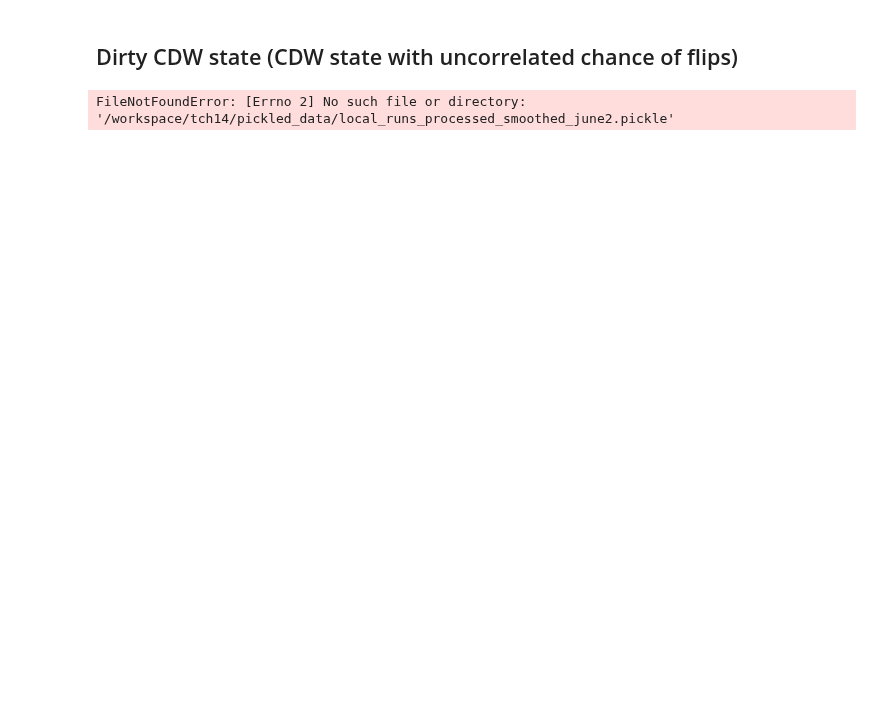
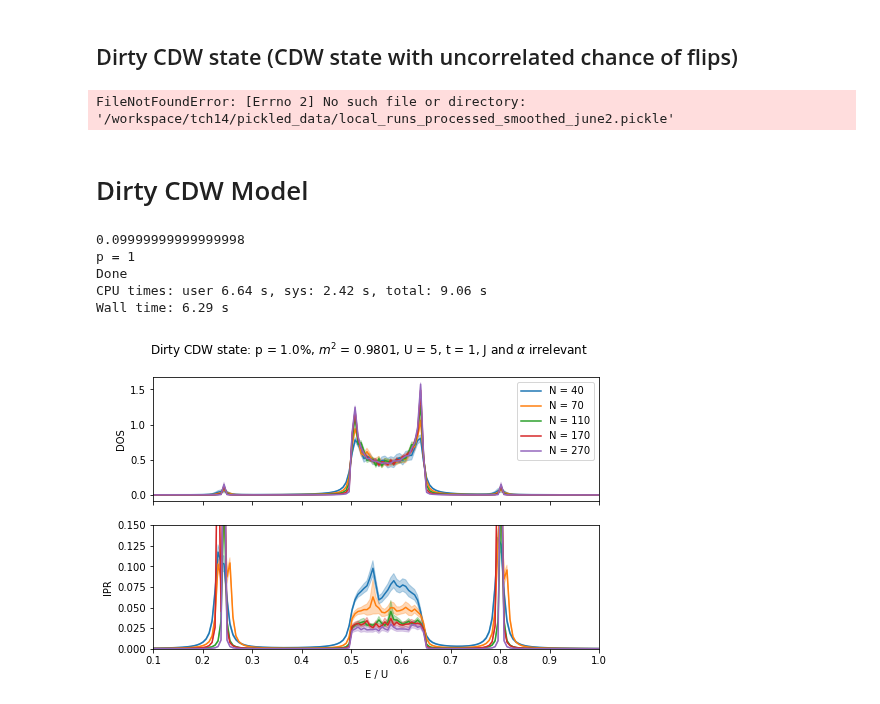
Before and after one commit to TomHodson/FKMC, a Jupyter notebook: notebooks/Summer 2020/June2020-3.ipynb, the cells around one changed output. Cells and saved outputs as stored; diff of their text form; code cells hidden in the pictures; blank space fills up the shorter version.

```diff
--- a/notebooks/Summer 2020/June2020-3.ipynb
+++ b/notebooks/Summer 2020/June2020-3.ipynb
@@ -168,23 +168,36 @@ with open(f'/workspace/tch14/pickled_data/local_runs_processed_smoothed_june2.pi
     print(data.keys())
 # %% [output]
 FileNotFoundError: [Errno 2] No such file or directory: '/workspace/tch14/pickled_data/local_runs_processed_smoothed_june2.pickle'
+# %% [markdown]
+# Dirty CDW Model
 # %%
+%%time
 o = Munch()
-o.Ns = data[1].Ns
-o.parameters = o.params = data[1].parameters
-o.M = int(1e3) # average over this many replications
+o.Ns = np.logspace(np.log10(50), np.log10(270), 5, dtype = np.int) // 10 * 10
+o.defect_density = np.linspace(0, 0.5, 20)
+o.parameters = o.params = Munch(
+t = 1,
+U = 5,
+J = 5,
+alpha = 1.25,
+mu = 0,
+beta = 1,
+)
+o.M = int(1e8) # average over this many replications
 
-msquared = data[1].Mf_moments[-1, :, 2].mean()
-o.p = np.sqrt(1 - msquared)
+msquared = 0.81
+o.p = 1 - np.sqrt(msquared)
+print(o.p)
+o.p = 1 / 100
 print(f'p = {o.p*100:.0f}') #the probability of a deviation from the CDW
 
-o.E_bins = data[1].E_bins
+o.E_bins = np.linspace(-3*o.params.U,3*o.params.U,1000)
 o.DOS, o.IPR, o.dDOS, o.dIPR = np.zeros(shape = (4, len(o.Ns), len(o.E_bins)-1))
 
 for i,N in enumerate(o.Ns):
     alternating_sign = 2*(np.arange(N) % 2) - 1
-    flips = np.random.choice(a = [-1,1], size = (M, N), p = [p, 1-p])
-    global_sign = np.random.choice(a = [-1,1], size = (M, 1))
+    flips = np.random.choice(a = [-1,1], size = (M, N), p = [o.p, 1-o.p])
+    global_sign = np.random.choice(a = [-1,1], size = (o.M, 1))
 
     o.parameters.N = N
     states = (alternating_sign * flips + 1) // 2
@@ -192,22 +205,31 @@ for i,N in enumerate(o.Ns):
     o.DOS[i], o.IPR[i], o.dDOS[i], o.dIPR[i] = solve_systems(states, o.parameters, o.E_bins, scale = 10 / N)
 
 dirtyCDW = o
+print('Done')
+# %% [output]
+0.09999999999999998
+p = 1
+Done
+CPU times: user 6.64 s, sys: 2.42 s, total: 9.06 s
+Wall time: 6.29 s
 # %%
-f, axes = plt.subplots(2,1, figsize = (15,7), sharex = 'col')
+f, axes = plt.subplots(2,1, figsize = (8,5), sharex = 'col')
 o = dirtyCDW
 for i,N in enumerate(o.Ns):
     idx = o.DOS[i] < 5e-5
     _DOS = o.DOS[i].copy()
     _IPR = o.IPR[i].copy()
 
     _DOS[idx] = np.nan
     _IPR[idx] = np.nan
 
-    spread(axes[0], energy_histogram_bins[1:] / o.params.U, _DOS, o.dDOS[i], label = f'N = {N}')
-    spread(axes[1], energy_histogram_bins[1:] / o.params.U, _IPR, o.dIPR[i])
+    spread(axes[0], o.E_bins[1:] / o.params.U, _DOS, o.dDOS[i], label = f'N = {N}')
+    spread(axes[1], o.E_bins[1:] / o.params.U, _IPR, o.dIPR[i])
 
 
-f.suptitle(fr'Dirty CDW state: p = {p}, U = {U}, t = {t}, J and $\alpha$ irrelevant')
+f.suptitle(fr'Dirty CDW state: p = {o.p*100:.1f}%, $m^2$ = {(1-o.p)**2}, U = {o.params.U}, t = {o.params.t}, J and $\alpha$ irrelevant')
 axes[0].set(ylabel = 'DOS')
-axes[1].set(ylabel = 'IPR', xlim = (-1,1), xlabel = 'E / U')
+axes[1].set(ylabel = 'IPR', xlim = (0.1,1), xlabel = 'E / U', ylim = (0,0.15))
 axes[0].legend();
+# %% [output]
+[figure, added]
```
Also changed, not shown: parts of 3 cells of this notebook.
